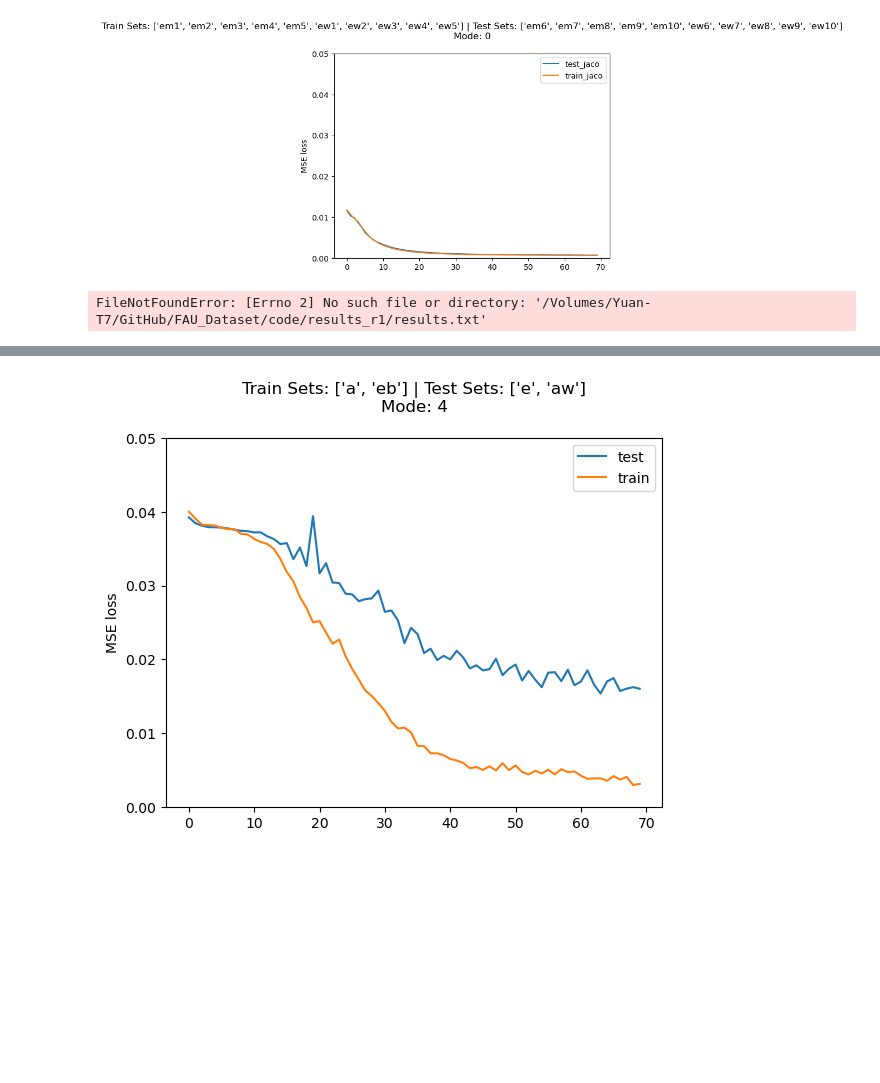
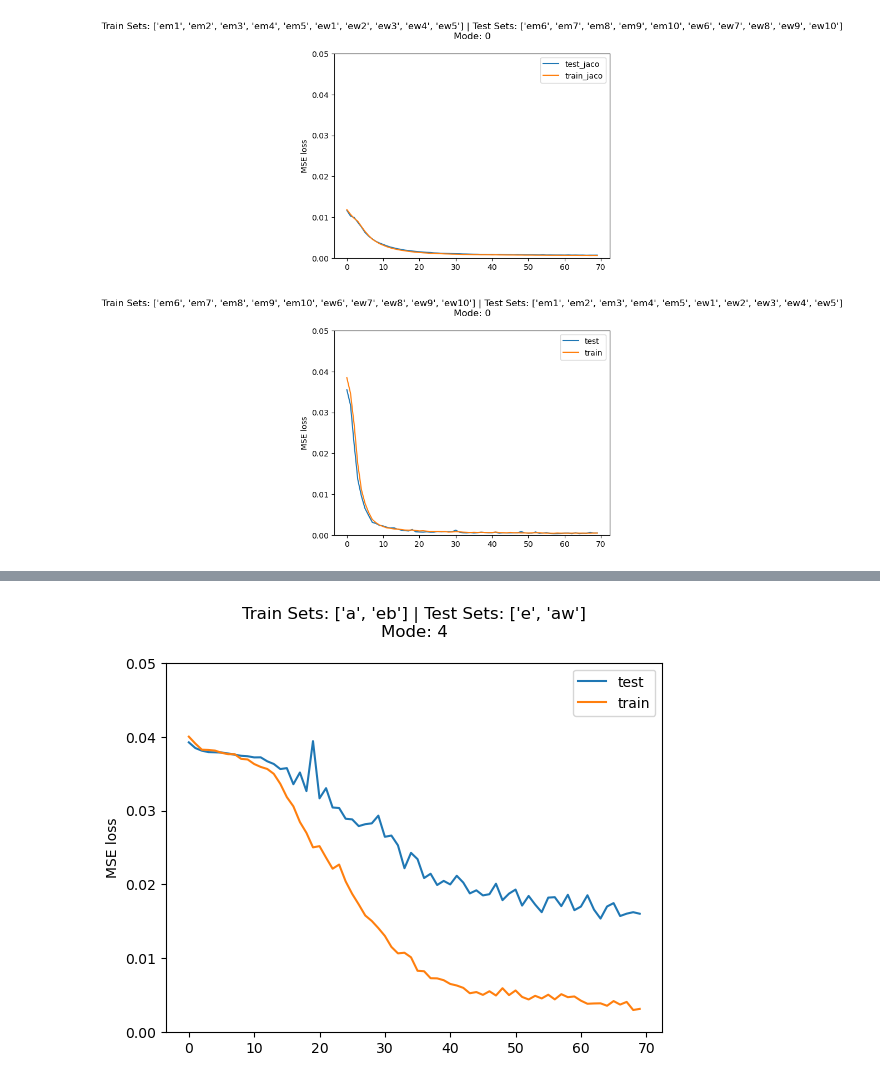
Before and after one commit to hiyuantang/FAU_Dataset, a Jupyter notebook: code/vis_loss.ipynb, the cells around one changed output, grey strips where cells are left out. Cells and saved outputs as stored; diff of their text form; code cells hidden in the pictures; blank space fills up the shorter version.

```diff
--- a/code/vis_loss.ipynb
+++ b/code/vis_loss.ipynb
@@ -83,6 +83,6 @@ plot_jaco_loss('D:/GitHub/FAU_Dataset/code/results_r31/results.txt')
 # %% [output]
 [figure]
 # %%
-plot_loss('/Volumes/Yuan-T7/GitHub/FAU_Dataset/code/results_r1/results.txt')
+plot_loss('D:/GitHub/FAU_Dataset/code/results_r32/results.txt')
 # %% [output]
-FileNotFoundError: [Errno 2] No such file or directory: '/Volumes/Yuan-T7/GitHub/FAU_Dataset/code/results_r1/results.txt'
+[figure, added]
```
Also changed, not shown: parts of 4 cells of this notebook.
